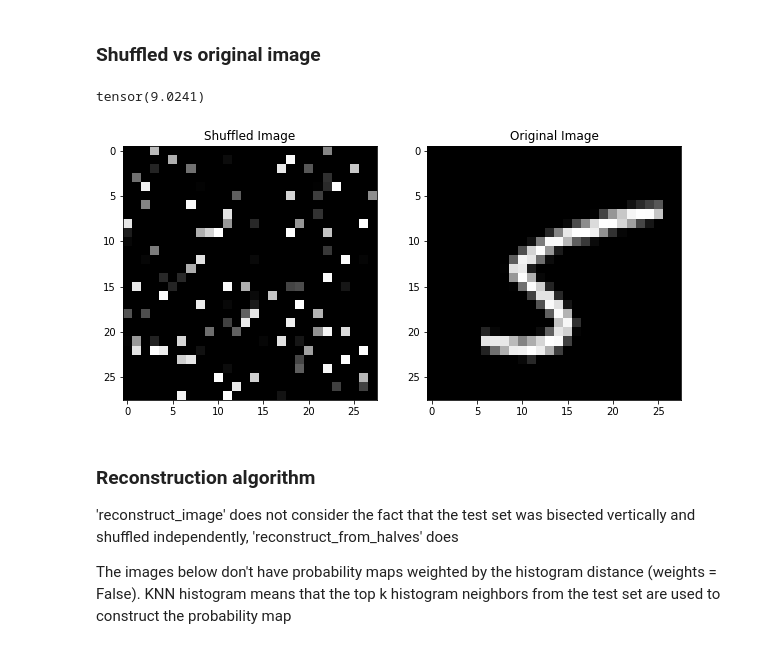
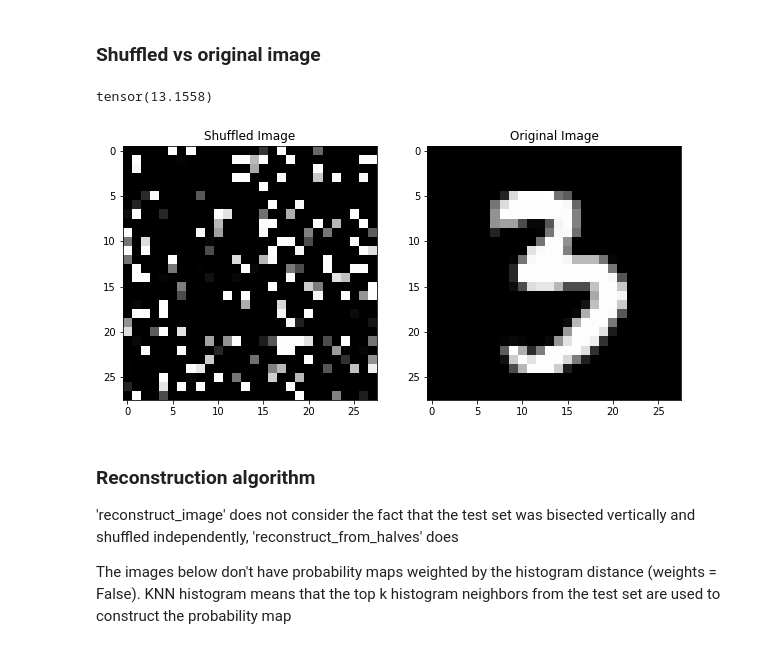
Before and after one commit to sairisheek/Permuted_MNIST, a Jupyter notebook: Perturbed_MNIST.ipynb, the cells around one changed output. Cells and saved outputs as stored; diff of their text form; code cells hidden in the pictures.

```diff
--- a/Perturbed_MNIST.ipynb
+++ b/Perturbed_MNIST.ipynb
@@ -122,27 +124,27 @@ torch.Size([28, 28])
 ### Shuffled vs original image
 # %%
 import random
-target_lbl=6
+target_lbl=3
 prob_map = gen_prob_map(target_lbl)
-stidxs = torch.nonzero((shuffle_train_set.targets==target_lbl))
+stidxs = torch.nonzero((shuffle_test_set.targets==target_lbl))
 i = random.randint(0, stidxs.shape[0]-1)
 stidx = int(stidxs[i])
 #sub_shuf_data = shuffle_train_set[stidxs]
-sub_shuf_target = shuffle_train_set.targets[stidxs]
-orig_img, orig_lbl = train_set[stidx]
-test_img, test_lbl = shuffle_train_set[stidx]
+#sub_shuf_target = shuffle_train_set.targets[stidxs]
+orig_img, orig_lbl = test_set[stidx]
+test_img, test_lbl = shuffle_test_set[stidx]
 fig = plt.figure(figsize=(10,20))
 fig.add_subplot(1,2,1)
 plt.imshow(test_img.squeeze(), cmap='gray')
 plt.title('Shuffled Image')
 fig.add_subplot(1,2,2)
 plt.imshow(orig_img.squeeze(), cmap='gray')
 plt.title('Original Image')
 print(torch.linalg.norm(test_img.squeeze() - orig_img.squeeze(), dim=(0,1)))
 test_img = (255*test_img).type(torch.uint8).squeeze()
 # %% [output]
-tensor(9.0241)
+tensor(13.1558)
-[figure, old version]
+[figure, new version]
 # %% [markdown]
 ### Reconstruction algorithm
 'reconstruct_image' does not consider the fact that the test set was bisected vertically and shuffled independently, 'reconstruct_from_halves' does
```
Also changed, not shown: parts of 6 cells of this notebook.
